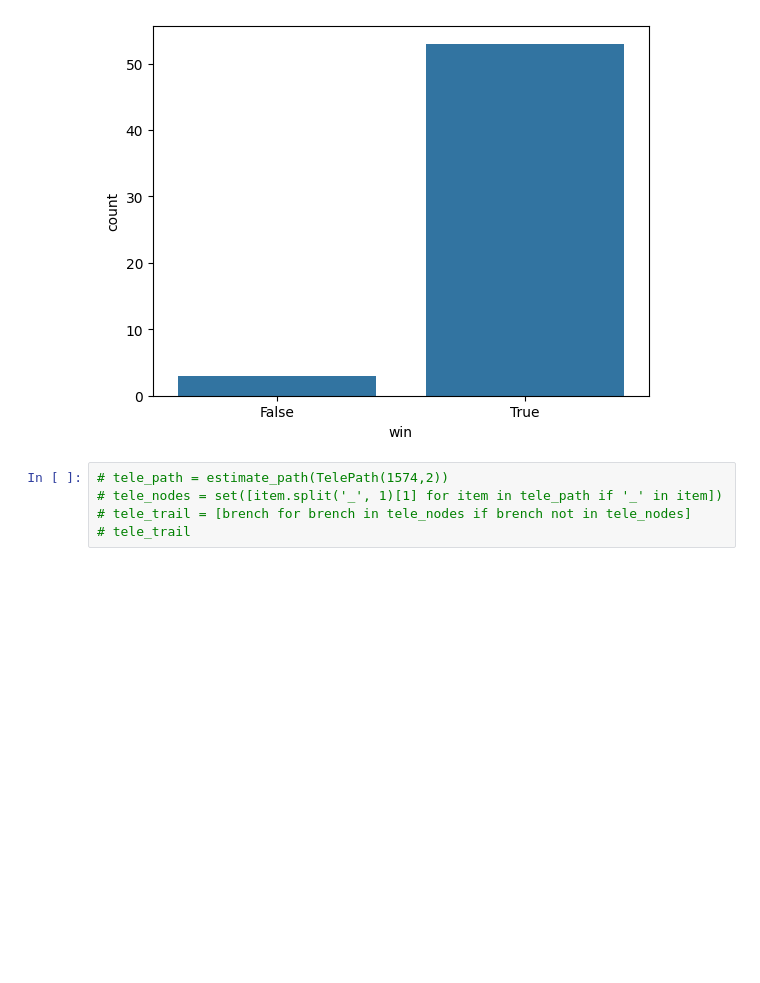
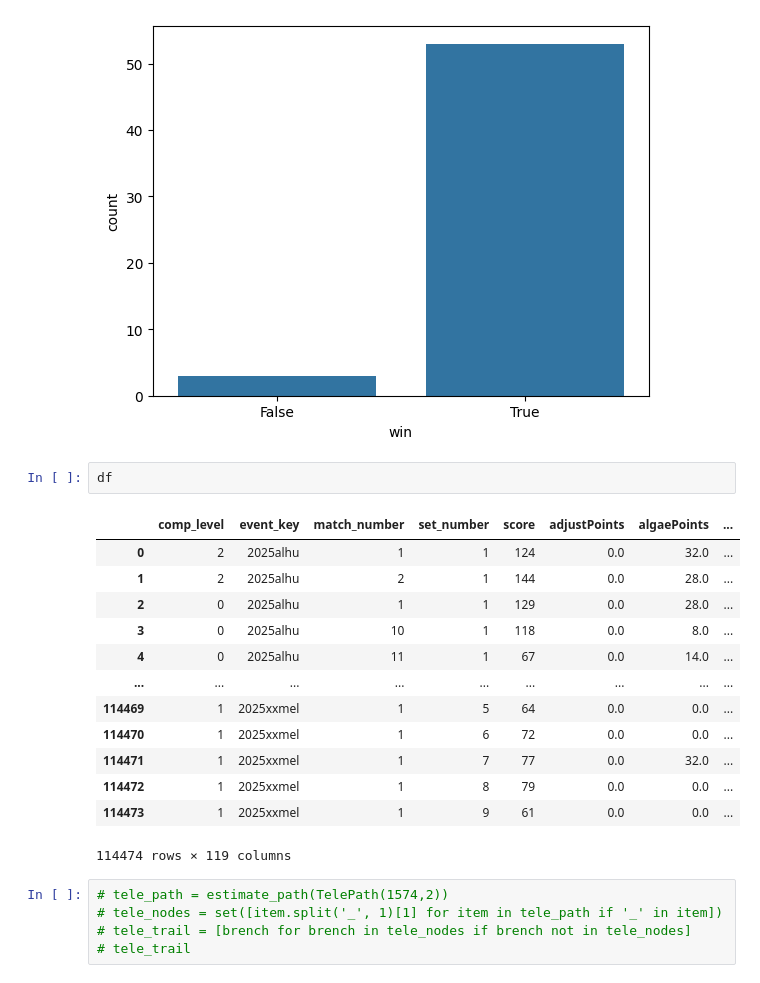
Before and after one commit to romimagshimim-cmyk/RomiRotem, a Jupyter notebook: model.ipynb, the cells around one changed output. Saved outputs shown, nothing was run; the diff lists cells and outputs as text; blank space fills up the shorter version.

```diff
--- a/model.ipynb
+++ b/model.ipynb
@@ -370,6 +383,22 @@ sns.countplot(data = df.loc[df['team_number'] == 1323], x = 'win')
 # %% [output]
 <Axes: xlabel='win', ylabel='count'>
 [figure]
+# %%
+df
+# %% [output]
+|  | comp_level | event_key | match_number | set_number | score | adjustPoints | algaePoints | ... |
+| 0 | 2 | 2025alhu | 1 | 1 | 124 | 0.0 | 32.0 | ... |
+| 1 | 2 | 2025alhu | 2 | 1 | 144 | 0.0 | 28.0 | ... |
+| 2 | 0 | 2025alhu | 1 | 1 | 129 | 0.0 | 28.0 | ... |
+| 3 | 0 | 2025alhu | 10 | 1 | 118 | 0.0 | 8.0 | ... |
+| 4 | 0 | 2025alhu | 11 | 1 | 67 | 0.0 | 14.0 | ... |
+| ... | ... | ... | ... | ... | ... | ... | ... | ... |
+| 114469 | 1 | 2025xxmel | 1 | 5 | 64 | 0.0 | 0.0 | ... |
+| 114470 | 1 | 2025xxmel | 1 | 6 | 72 | 0.0 | 0.0 | ... |
+| 114471 | 1 | 2025xxmel | 1 | 7 | 77 | 0.0 | 32.0 | ... |
+| 114472 | 1 | 2025xxmel | 1 | 8 | 79 | 0.0 | 0.0 | ... |
+| 114473 | 1 | 2025xxmel | 1 | 9 | 61 | 0.0 | 0.0 | ... |
+114474 rows × 119 columns
 # %%
 # tele_path = estimate_path(TelePath(1574,2))
 # tele_nodes = set([item.split('_', 1)[1] for item in tele_path if '_' in item])
```
Also changed, not shown: parts of 8 cells of this notebook.
